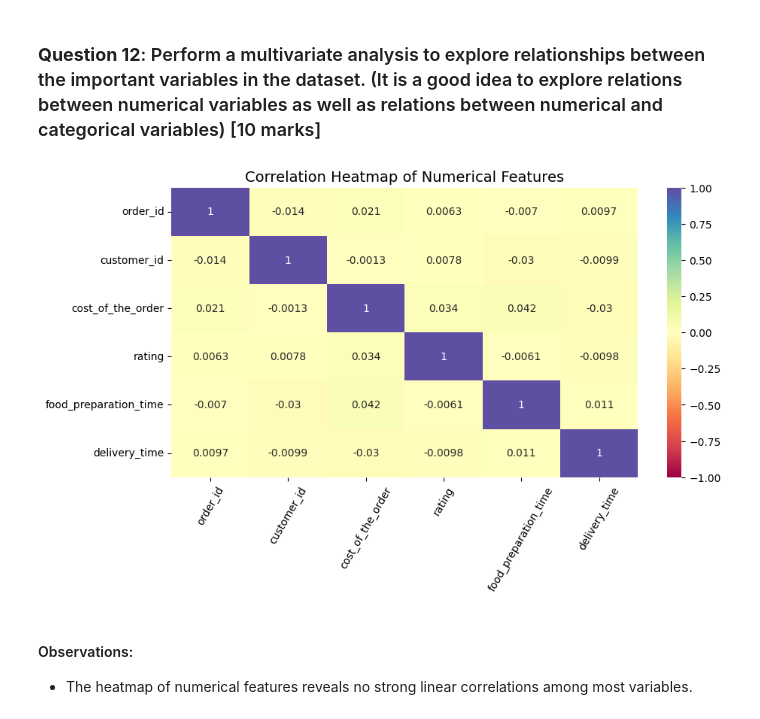
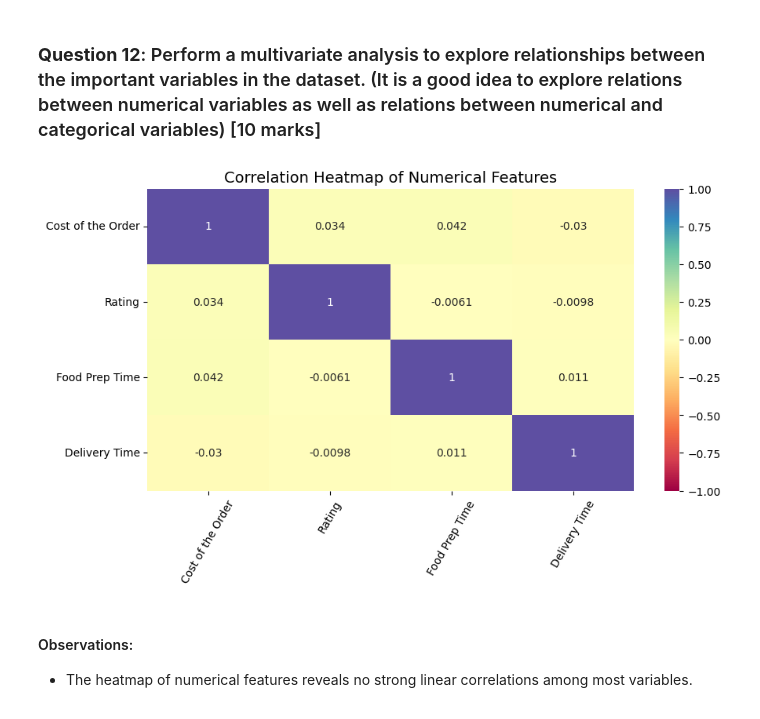
Before and after one commit to jessicakilby/FoodHub, a Jupyter notebook: FoodHub.ipynb, the cells around one changed output. Drawn from its saved outputs; the diff is of its cells as text; code cells hidden in the pictures.

Commit message:
Relabeled heatmap and removed customer and order ids

```diff
--- a/FoodHub.ipynb
+++ b/FoodHub.ipynb
@@ -439,13 +439,27 @@ top_5
 ### **Question 12**: Perform a multivariate analysis to explore relationships between the important variables in the dataset. (It is a good idea to explore relations between numerical variables as well as relations between numerical and categorical variables) [10 marks]
 # %%
 # Heatmap of correlations between numerical features
-plt.figure(figsize=(10,5))
-sns.heatmap(df.select_dtypes(include='number').corr(),annot=True,cmap='Spectral',vmin=-1,vmax=1)
+
+# Create a copy of the DataFrame with renamed columns
+df_renamed = df.rename(columns={
+    'cost_of_the_order': 'Cost of the Order',
+    'rating': 'Rating',
+    'food_preparation_time': 'Food Prep Time',
+    'delivery_time': 'Delivery Time'
+})
+
+# Select only relevant numerical features by dropping customer_id and order_id
+heatmap_data = df_renamed.select_dtypes(include='number').drop(columns=['customer_id', 'order_id'])
+
+# Generate the heatmap using the renamed DataFrame
+plt.figure(figsize=(10, 5))
+sns.heatmap(heatmap_data.corr(), annot=True, cmap='Spectral', vmin=-1, vmax=1)
 plt.title("Correlation Heatmap of Numerical Features", fontsize=14)
 plt.xticks(rotation=60)
+plt.yticks(rotation=0)
 plt.show()
 # %% [output]
-[figure, old version]
+[figure, new version]
 # %% [markdown]
 #### Observations:
 
```
